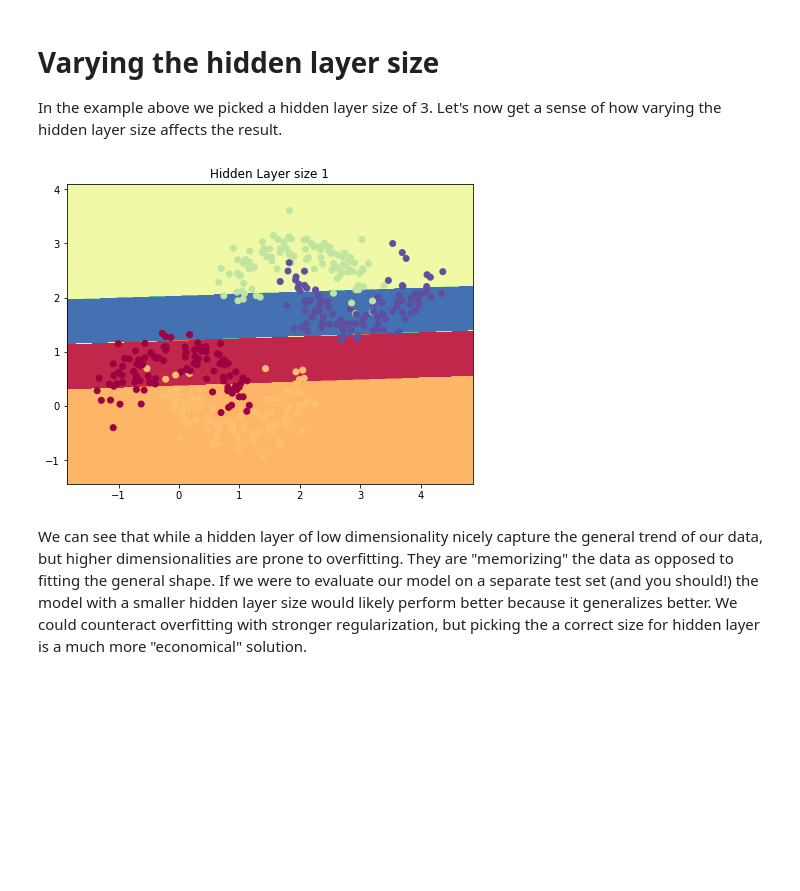
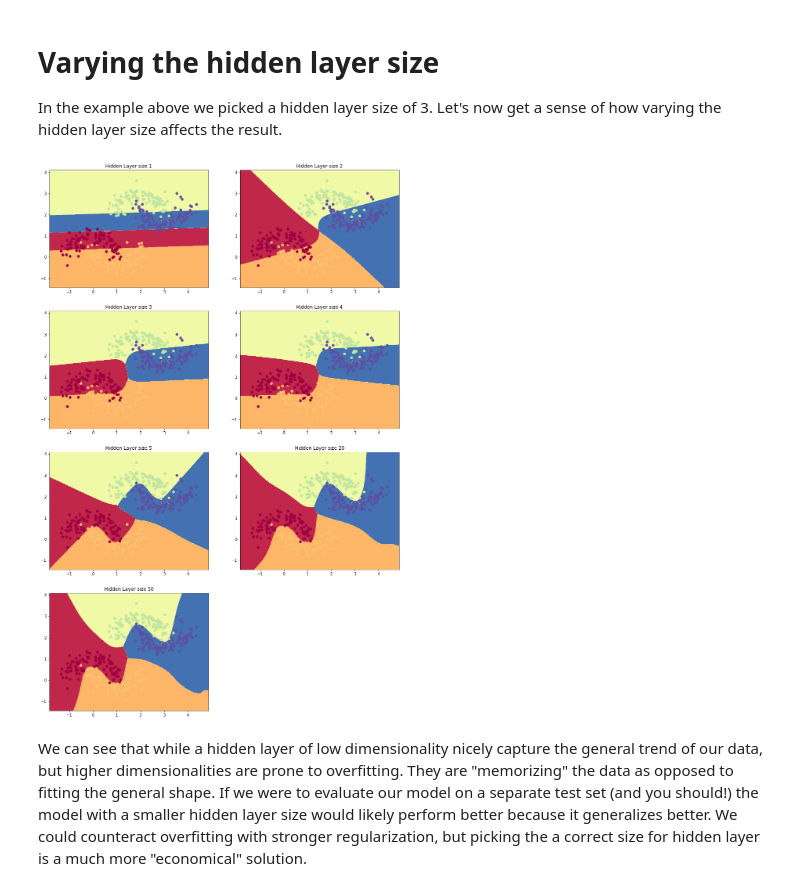
Before and after one commit to MattChubb/nn-from-scratch, a Jupyter notebook: nn-from-scratch.ipynb, the cells around one changed output. Saved outputs shown, nothing was run; the diff lists cells and outputs as text; code cells hidden in the pictures; blank space fills up the shorter version.

```diff
--- a/nn-from-scratch.ipynb
+++ b/nn-from-scratch.ipynb
@@ -75,7 +75,7 @@ def plot_decision_boundary(pred_func, X, y):
     # Set min and max values and give it some padding
     x_min, x_max = X[:, 0].min() - .5, X[:, 0].max() + .5
     y_min, y_max = X[:, 1].min() - .5, X[:, 1].max() + .5
-    h = 0.01
+    h = 0.005
     # Generate a grid of points with distance h between them
     xx, yy = np.meshgrid(np.arange(x_min, x_max, h), np.arange(y_min, y_max, h))
     # Predict the function value for the whole gid
@@ -320,17 +323,17 @@ Yay! This looks pretty good. Our neural networks was able to find a decision bou
 In the example above we picked a hidden layer size of 3. Let's now get a sense of how varying the hidden layer size affects the result.
 # %%
 plt.figure(figsize=(16, 32))
-#hidden_layer_dimensions = [1, 2, 3, 4, 5, 20, 50]
-hidden_layer_dimensions = [1]
+hidden_layer_dimensions = [1, 2, 3, 4, 5, 20, 50]
+#hidden_layer_dimensions = [1]
 #hidden_layer_dimensions = [4, 5, 6]
 for i, nn_hdim in enumerate(hidden_layer_dimensions):
     plt.subplot(5, 2, i+1)
     plt.title('Hidden Layer size %d' % nn_hdim)
     model = build_model(X, y, nn_hdim)
     plot_decision_boundary(lambda x: predict(model, x), X, y)
 plt.show()
 # %% [output]
-[figure, old version]
+[figure, new version]
 # %% [markdown]
 We can see that while a hidden layer of low dimensionality nicely capture the general trend of our data, but higher dimensionalities are prone to overfitting. They are "memorizing" the data as opposed to fitting the general shape. If we were to evaluate our model on a separate test set (and you should!) the model with a smaller hidden layer size would likely perform better because it generalizes better. We could counteract overfitting with stronger regularization, but picking the a correct size for hidden layer is a much more "economical" solution.
 # %% [markdown]
```
Also changed, not shown: parts of 7 cells of this notebook.
